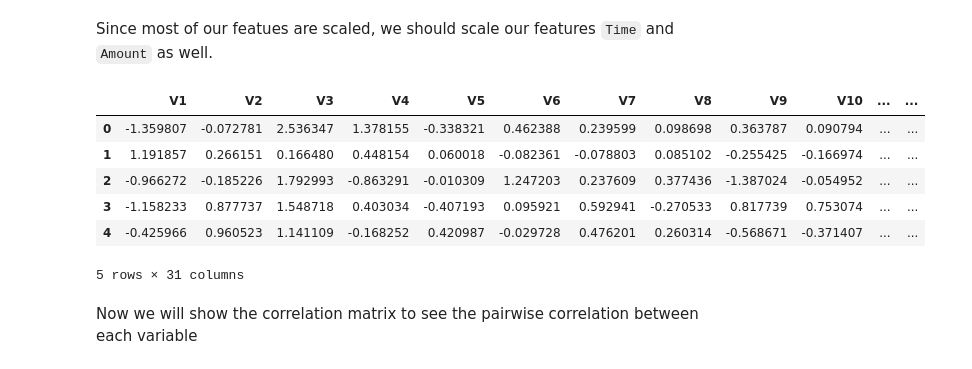
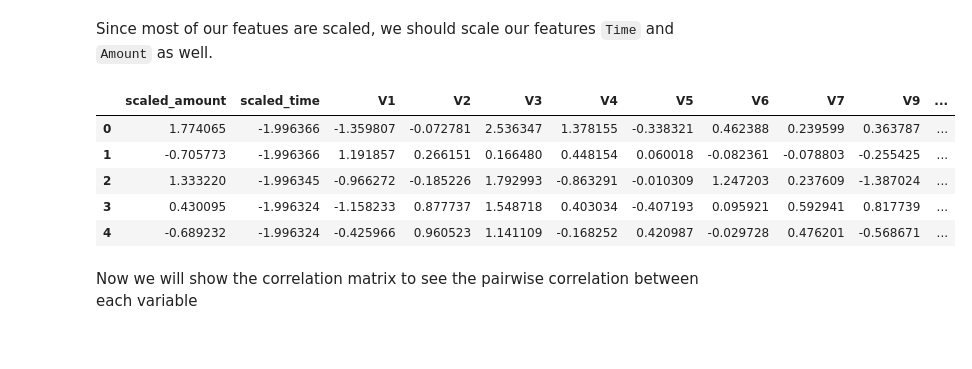
Before and after one commit to Krishnamurtyp/Credit_Card_Fraud_Detection_v1.0, a Jupyter notebook: Credit_Card_Fraud_Detection.ipynb, the cells around one changed output. Drawn from its saved outputs; the diff is of its cells as text; code cells hidden in the pictures.

```diff
--- a/Credit_Card_Fraud_Detection.ipynb
+++ b/Credit_Card_Fraud_Detection.ipynb
@@ -104,0 +167,3 @@ df[['Time', 'Amount']].describe()
+# %%
+#Drop all of the features that have very similar distributions between the two types of transactions.
+df = df.drop(['V28','V27','V26','V25','V24','V23','V22','V20','V15','V13','V8'], axis =1)
@@ -199,0 +246,3 @@ Percentage of Fraud amount outliers : 0.34%
+# %%
+outer_fences_outliers, outer_fences_info = detectOutliers(df,"Amount",3.0)
+outer_fences_info
@@ -200,5 +255,5 @@ Percentage of Fraud amount outliers : 0.34%
 # %%
-df = df.drop(outliers.index)
+df = df.drop(outer_fences_outliers.index)
 df.reset_index(inplace=True, drop=True)
 # %%
 df.shape
@@ -208,20 +263,22 @@ df.shape
 <p>Since most of our featues are scaled, we should scale our features <code>Time</code> and <code>Amount</code> as well.</p>
 # %%
 std_scaler = StandardScaler()
-rob_scaler = RobustScaler()
 
-df['scaled_amount'] = rob_scaler.fit_transform(df['Amount'].values.reshape(-1,1))
-df['scaled_time'] = rob_scaler.fit_transform(df['Time'].values.reshape(-1,1))
-df.drop(['Time','Amount'], axis=1, inplace=True)
+df['scaled_amount'] = std_scaler.fit_transform(df['Amount'].values.reshape(-1,1))
+df['scaled_time'] = std_scaler.fit_transform(df['Time'].values.reshape(-1,1))
+scaled_amount = df['scaled_amount']
+scaled_time = df['scaled_time']
+df.drop(['Time','Amount','scaled_amount','scaled_time'], axis=1, inplace=True)
+df.insert(0,'scaled_amount',scaled_amount)
+df.insert(1,'scaled_time',scaled_time)
 df.head()
 # %% [output]
-|  | V1 | V2 | V3 | V4 | V5 | V6 | V7 | V8 | V9 | V10 | ... | ... |
-| 0 | -1.359807 | -0.072781 | 2.536347 | 1.378155 | -0.338321 | 0.462388 | 0.239599 | 0.098698 | 0.363787 | 0.090794 | ... | ... |
-| 1 | 1.191857 | 0.266151 | 0.166480 | 0.448154 | 0.060018 | -0.082361 | -0.078803 | 0.085102 | -0.255425 | -0.166974 | ... | ... |
-| 2 | -0.966272 | -0.185226 | 1.792993 | -0.863291 | -0.010309 | 1.247203 | 0.237609 | 0.377436 | -1.387024 | -0.054952 | ... | ... |
-| 3 | -1.158233 | 0.877737 | 1.548718 | 0.403034 | -0.407193 | 0.095921 | 0.592941 | -0.270533 | 0.817739 | 0.753074 | ... | ... |
-| 4 | -0.425966 | 0.960523 | 1.141109 | -0.168252 | 0.420987 | -0.029728 | 0.476201 | 0.260314 | -0.568671 | -0.371407 | ... | ... |
+|  | scaled_amount | scaled_time | V1 | V2 | V3 | V4 | V5 | V6 | V7 | V9 | ... |
+| 0 | 1.774065 | -1.996366 | -1.359807 | -0.072781 | 2.536347 | 1.378155 | -0.338321 | 0.462388 | 0.239599 | 0.363787 | ... |
+| 1 | -0.705773 | -1.996366 | 1.191857 | 0.266151 | 0.166480 | 0.448154 | 0.060018 | -0.082361 | -0.078803 | -0.255425 | ... |
+| 2 | 1.333220 | -1.996345 | -0.966272 | -0.185226 | 1.792993 | -0.863291 | -0.010309 | 1.247203 | 0.237609 | -1.387024 | ... |
+| 3 | 0.430095 | -1.996324 | -1.158233 | 0.877737 | 1.548718 | 0.403034 | -0.407193 | 0.095921 | 0.592941 | 0.817739 | ... |
+| 4 | -0.689232 | -1.996324 | -0.425966 | 0.960523 | 1.141109 | -0.168252 | 0.420987 | -0.029728 | 0.476201 | -0.568671 | ... |
-5 rows × 31 columns
 # %% [markdown]
 <p>Now we will show the correlation matrix to see the pairwise correlation between each variable </p>
 # %%
```
Also changed, not shown: parts of 71 cells of this notebook.
